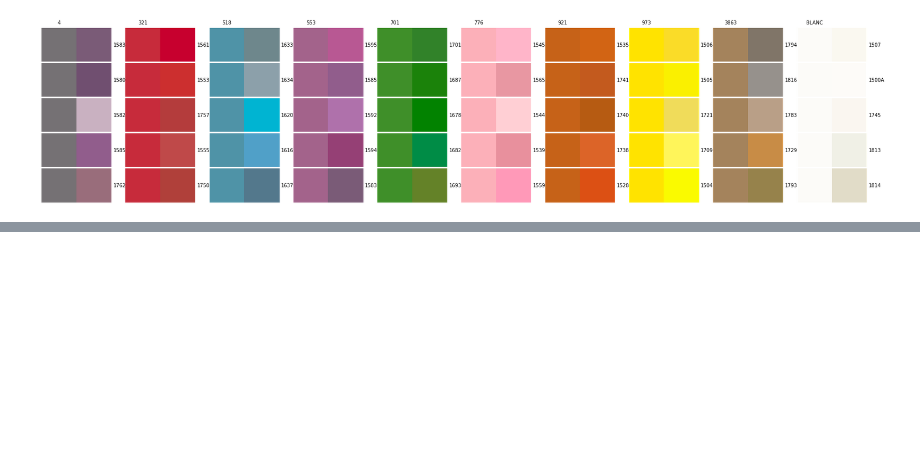
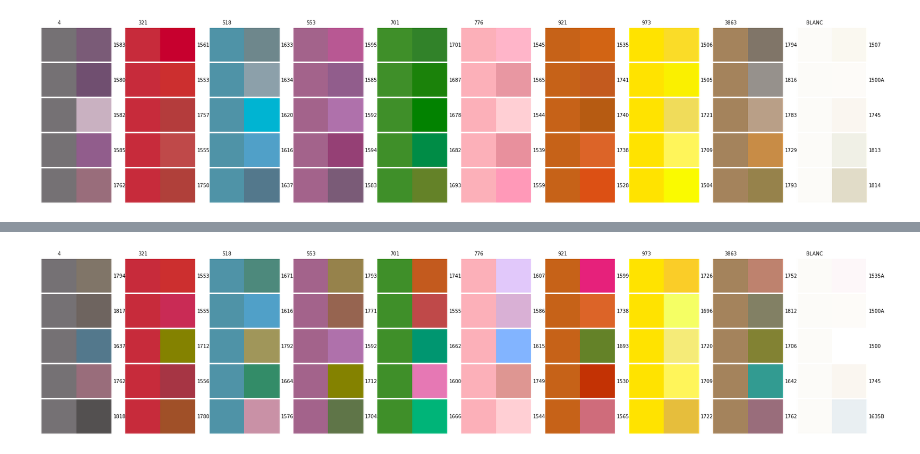
Before and after one commit to JuliaSzulc/flossverter, a Jupyter notebook: metrics_test.ipynb, the cells around one changed output, grey strips where cells are left out. Cells and saved outputs as stored; diff of their text form; code cells hidden in the pictures; blank space fills up the shorter version.

Commit message:
ciede2000 implemented but bugged

```diff
--- a/metrics_test.ipynb
+++ b/metrics_test.ipynb
@@ -30,13 +30,15 @@ display_colored(dmc.loc[base_numbers])
 | 3863 | Medium Mocha Beige | #a4835c |
 | BLANC | White | #fcfbf8 |
 # %%
-def find_similar(base_number, metric, ax=None, n=5):
+def find_similar(base_number, metric, ax=None, n=5, disp_tables=False):
     base_color = dmc.loc[base_number]['rgb']
 
     ariadna['distance'] = [metric(base_color, color) for color in ariadna['rgb']]
     similar_rows = ariadna.nsmallest(n, 'distance')
 
-#     display_colored(similar_rows)
+    if disp_tables:
+        display_colored(similar_rows)
+
     swatch(base_color,
            similar_rows['rgb'].to_list(),
            ax,
@@ -44,12 +46,12 @@ def find_similar(base_number, metric, ax=None, n=5):
            compared_labels=similar_rows.index.to_list(),
            vertical=True)
 # %%
-def run(metric):
+def run(metric, disp_tables=False):
     figsize = 30
     fig, axs = plt.subplots(1, len(base_numbers), figsize=(figsize, figsize))
 
     for ax, base_num in zip(axs.flat, base_numbers):
-        find_similar(base_num, metric, ax)
+        find_similar(base_num, metric, ax, 5, disp_tables)
 # %% [markdown]
 ## RGB space
 # %% [markdown]
@@ -106,0 +141,4 @@ run(cie94)
+# %%
+run(ciede2000)
+# %% [output]
+[figure, added]
```
Also changed, not shown: parts of 2 cells of this notebook, 3 other files.
